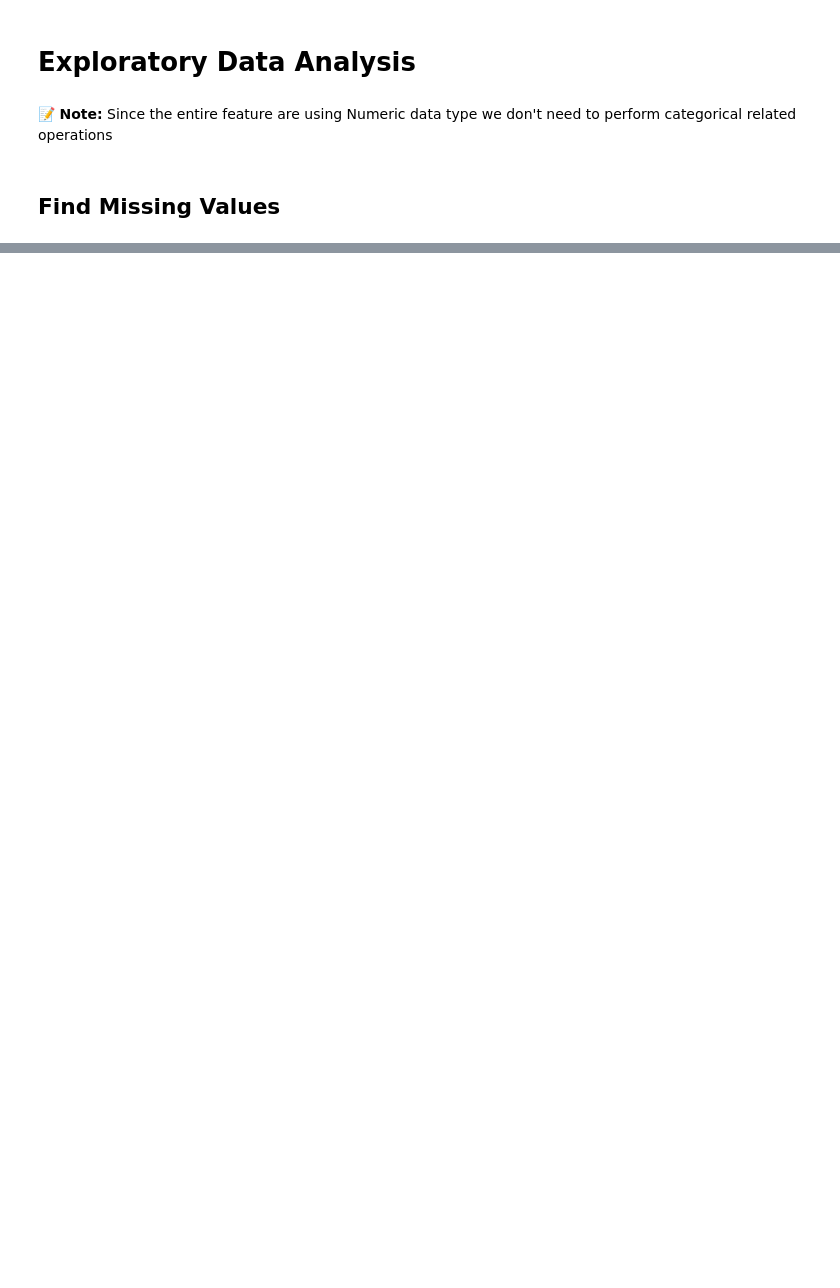
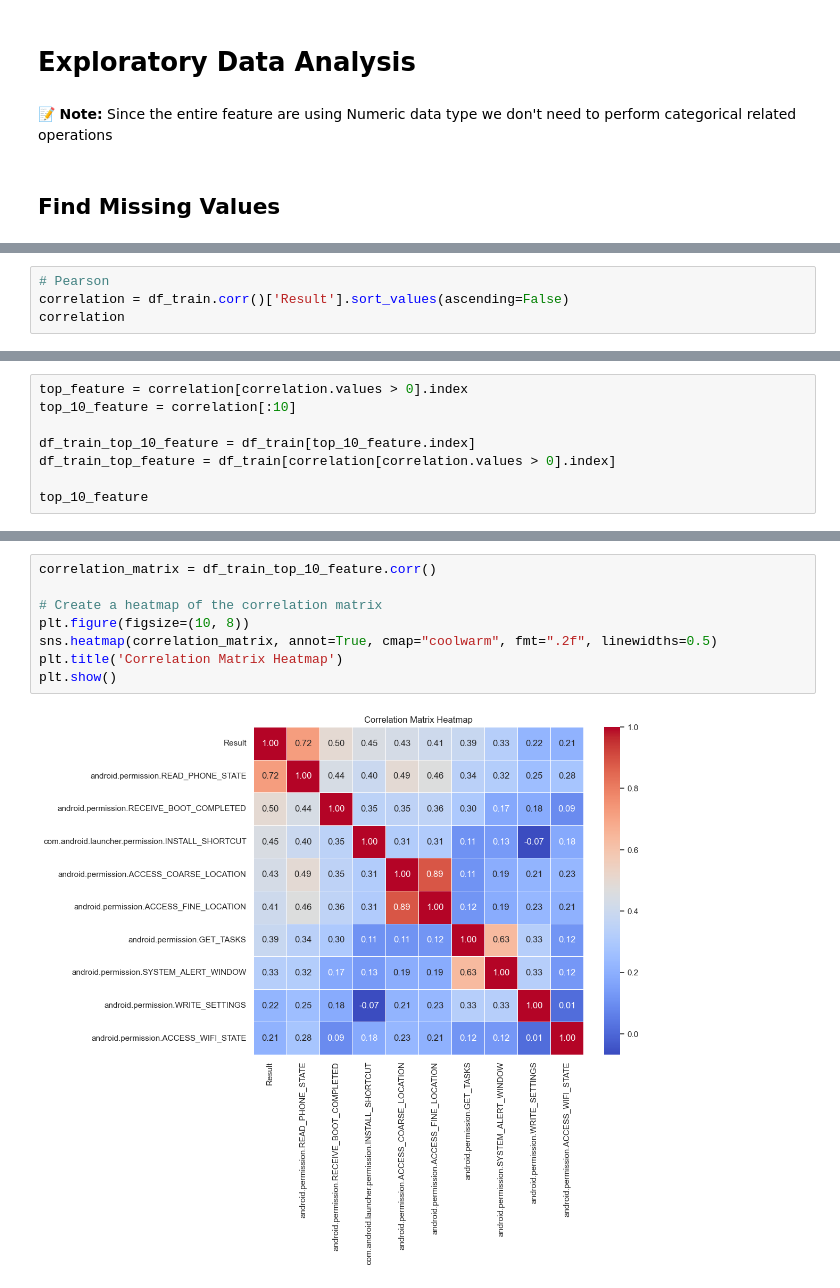
Before and after one commit to ZahrizhalAli/naticusdroid-dsi, a Jupyter notebook: naticusdroid-analysis-and-ml.ipynb, the cells around one changed output, grey strips where cells are left out. Drawn from its saved outputs; the diff is of its cells as text; blank space fills up the shorter version.

```diff
--- a/naticusdroid-analysis-and-ml.ipynb
+++ b/naticusdroid-analysis-and-ml.ipynb
@@ -141,0 +252,4 @@ Amount of Other Permission column: 2
+# %%
+# Pearson
+correlation = df_train.corr()['Result'].sort_values(ascending=False)
+correlation
@@ -141,0 +269,8 @@ Amount of Other Permission column: 2
+# %%
+top_feature = correlation[correlation.values > 0].index
+top_10_feature = correlation[:10]
+
+df_train_top_10_feature = df_train[top_10_feature.index]
+df_train_top_feature = df_train[correlation[correlation.values > 0].index]
+
+top_10_feature
@@ -141,0 +289,10 @@ Amount of Other Permission column: 2
+# %%
+correlation_matrix = df_train_top_10_feature.corr()
+
+# Create a heatmap of the correlation matrix
+plt.figure(figsize=(10, 8))
+sns.heatmap(correlation_matrix, annot=True, cmap="coolwarm", fmt=".2f", linewidths=0.5)
+plt.title('Correlation Matrix Heatmap')
+plt.show()
+# %% [output]
+[figure, added]
```
Also changed, not shown: parts of 85 cells of this notebook, 6 other files.
